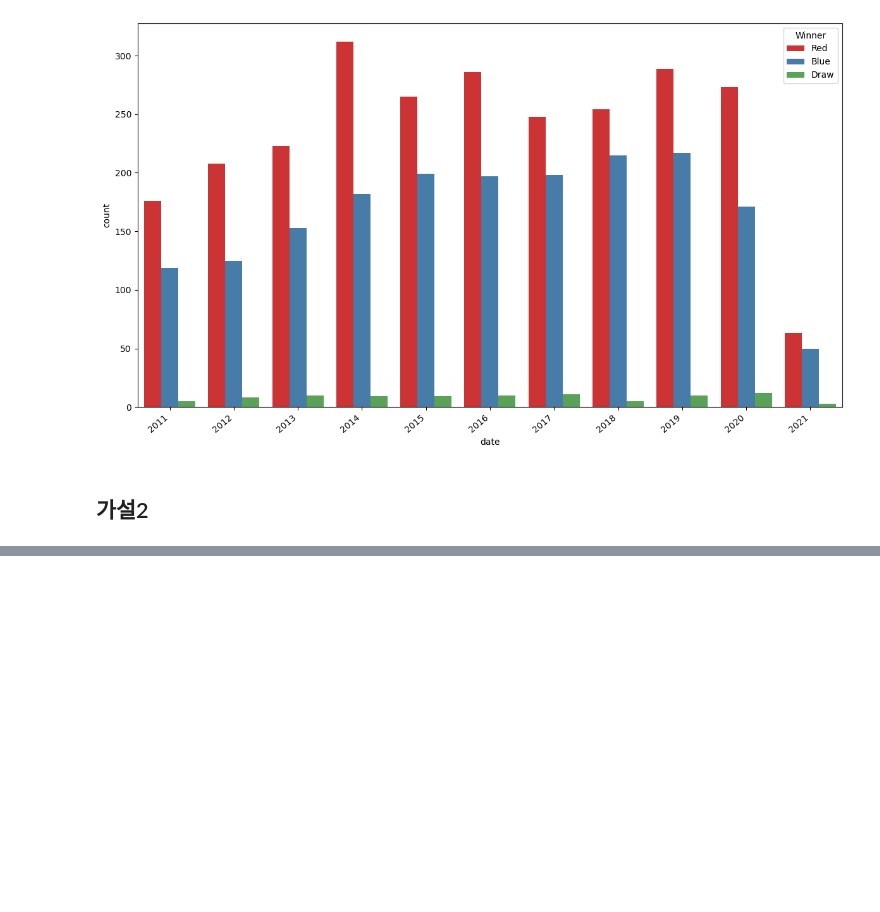
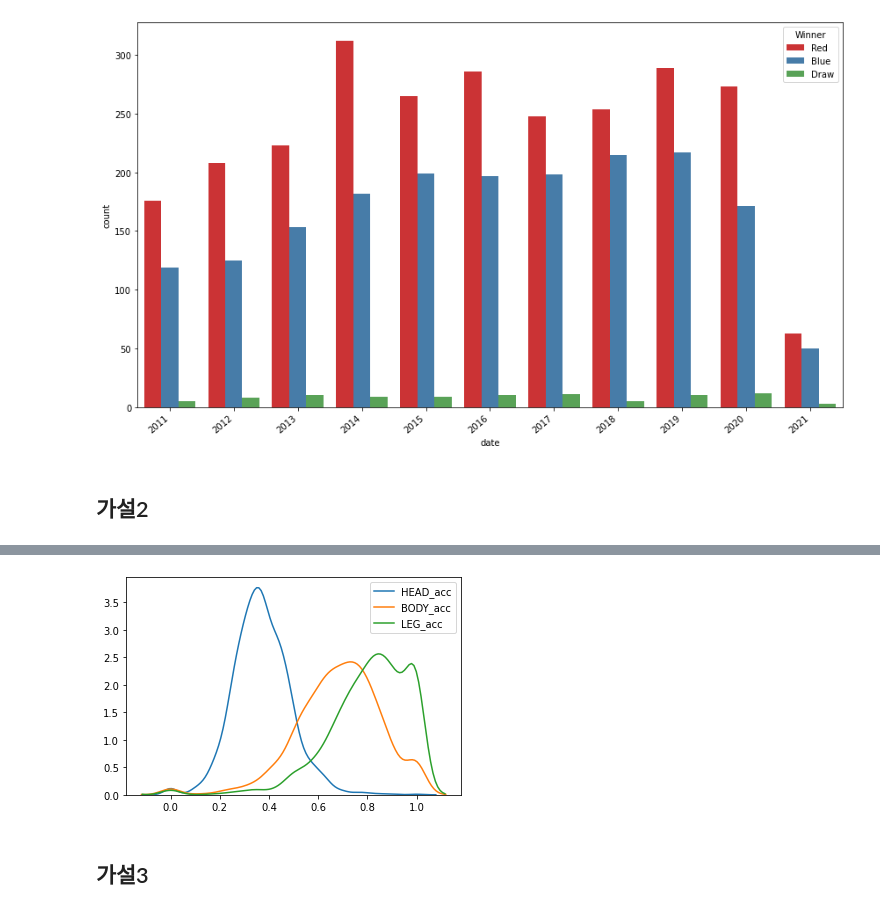
Before and after one commit to dlwnsgml7/Term-Project, a Jupyter notebook: Term Prject.ipynb, the cells around one changed output, grey strips where cells are left out. Cells and saved outputs as stored; diff of their text form; code cells hidden in the pictures; blank space fills up the shorter version.

```diff
--- a/Term Prject.ipynb
+++ b/Term Prject.ipynb
@@ -163,0 +257,3 @@ ufc_df2= df
+# %%
+B_df = df.loc[df['Winner']=='Blue',B_columns]
+B_df
@@ -163,0 +274,7 @@ ufc_df2= df
+# %%
+B_df.dropna(inplace=True)
+B_df.reset_index(drop=True, inplace=True)
+# %%
+B_df['B_avg_HEAD_acc'] = B_df['B_avg_HEAD_landed']/B_df['B_avg_HEAD_att']
+B_df['B_avg_BODY_acc'] = B_df['B_avg_BODY_landed']/B_df['B_avg_BODY_att']
+B_df['B_avg_LEG_acc'] = B_df['B_avg_LEG_landed']/B_df['B_avg_LEG_att']
@@ -163,0 +297,10 @@ ufc_df2= df
+# %%
+fig, ax = plt.subplots()
+
+ax = sns.kdeplot(data=B_df['B_avg_HEAD_acc'], label='HEAD_acc', ax=ax)
+ax = sns.kdeplot(data=B_df['B_avg_BODY_acc'], label='BODY_acc', ax=ax)
+ax = sns.kdeplot(data=B_df['B_avg_LEG_acc'], label='LEG_acc', ax=ax)
+# %% [output]
+[figure, added]
+# %% [markdown]
+## 가설3
```
Also changed, not shown: parts of 24 cells of this notebook.
